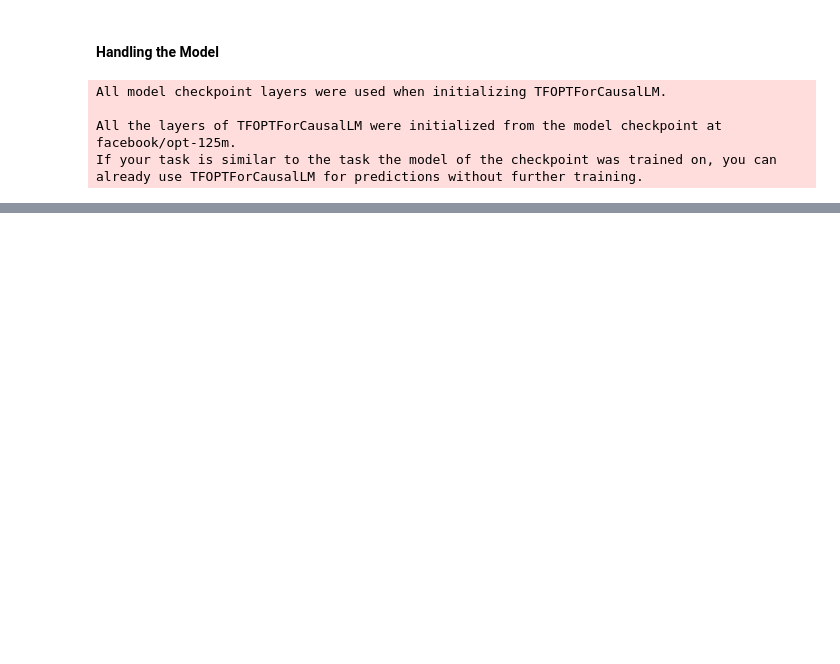
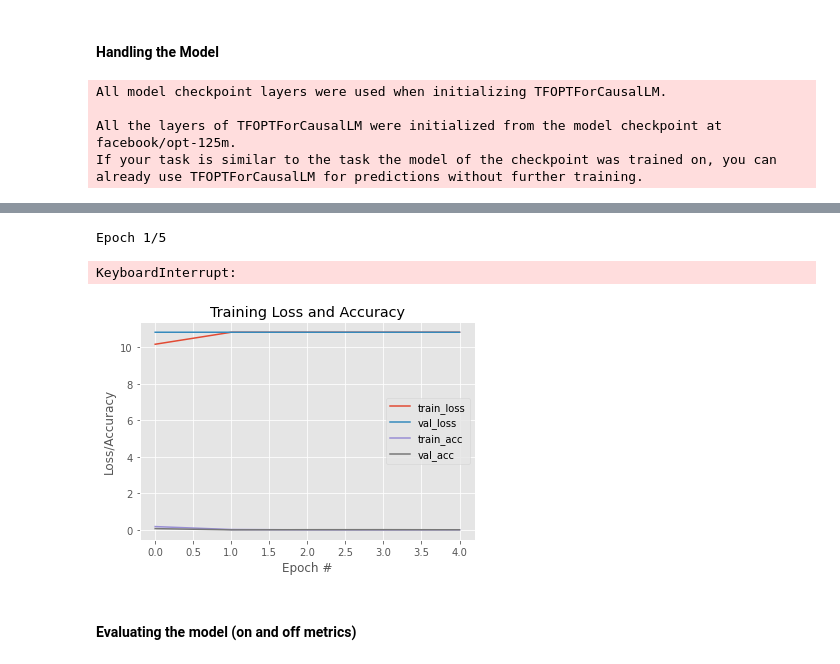
Before and after one commit to ERUD1T3/causal-language-modeling, a Jupyter notebook: opt_clm_lyrics.ipynb, the cells around one changed output, grey strips where cells are left out. Saved outputs shown, nothing was run; the diff lists cells and outputs as text; code cells hidden in the pictures; blank space fills up the shorter version.

```diff
--- a/opt_clm_lyrics.ipynb
+++ b/opt_clm_lyrics.ipynb
@@ -317,2 +514,19 @@ And I set 'dat bitch off
+# %%
+data_collator = DefaultDataCollator(return_tensors='tf')
+train_set = lyric_lm_ds['train'].to_tf_dataset(
+    columns=['attention_mask', 'input_ids', 'labels'],
+    shuffle=True,
+    batch_size=BATCH_SIZE,
+    collate_fn=data_collator,)
+val_set = lyric_lm_ds['validation'].to_tf_dataset(
+    columns=['attention_mask', 'input_ids', 'labels'],
+    shuffle=True,
+    batch_size=BATCH_SIZE,
+    collate_fn=data_collator,)
+test_set = lyric_lm_ds['test'].to_tf_dataset(
+    columns=['attention_mask', 'input_ids', 'labels'],
+    shuffle=True,
+    batch_size=BATCH_SIZE,
+    collate_fn=data_collator,)
 # %% [markdown]
 #### Handling the Model
@@ -384,15 +536,9 @@ Tokenizer = AutoTokenizer.from_pretrained(model_name, use_fast=False)
 config = OPTConfig(
     dropout=OPT_DROPOUT, # still works here
     attention_dropout=OPT_ATT_DROPOUT, # still works here
-    # n_ctx=CONTEXT_LEN,
-    # bos_token_id=Tokenizer.bos_token_id,
-    # eos_token_id=Tokenizer.eos_token_id,
 )
 # load the model
-pretrained_model = TFOPTForCausalLM.from_pretrained(model_name, config=config)
-# freeze the model
-# for layer in pretrained_model.layers:
-#     layer.trainable = False
+rapper_model = TFOPTForCausalLM.from_pretrained(MODEL, config=config)
 # %% [output]
 All model checkpoint layers were used when initializing TFOPTForCausalLM.
 
@@ -813,0 +547,7 @@ def evaluate_batch(
+# %%
+rapper_model.compile(
+    optimizer=OPTIM,
+    metrics=['accuracy']
+)
+# print the model summary
+rapper_model.summary()
@@ -813,0 +566,13 @@ def evaluate_batch(
+# %%
+# train the model
+history = rapper_model.fit(
+    train_set,
+    validation_data=val_set,
+    epochs=NUM_EPOCHS,
+    batch_size=BATCH_SIZE,
+    callbacks=CALLBACKS,
+    verbose=1
+)
+# %% [output]
+Epoch 1/5
+KeyboardInterrupt:
@@ -814,3 +601,10 @@ def evaluate_batch(
+# %%
+# plot the training history
+plot_results(history.history)
+# %% [output]
+[figure, added]
+# %% [markdown]
+#### Evaluating the model (on and off metrics)
 # %%
 def load_model(model, model_path):
     '''
```
Also changed, not shown: parts of 49 cells of this notebook, 50 other files.
